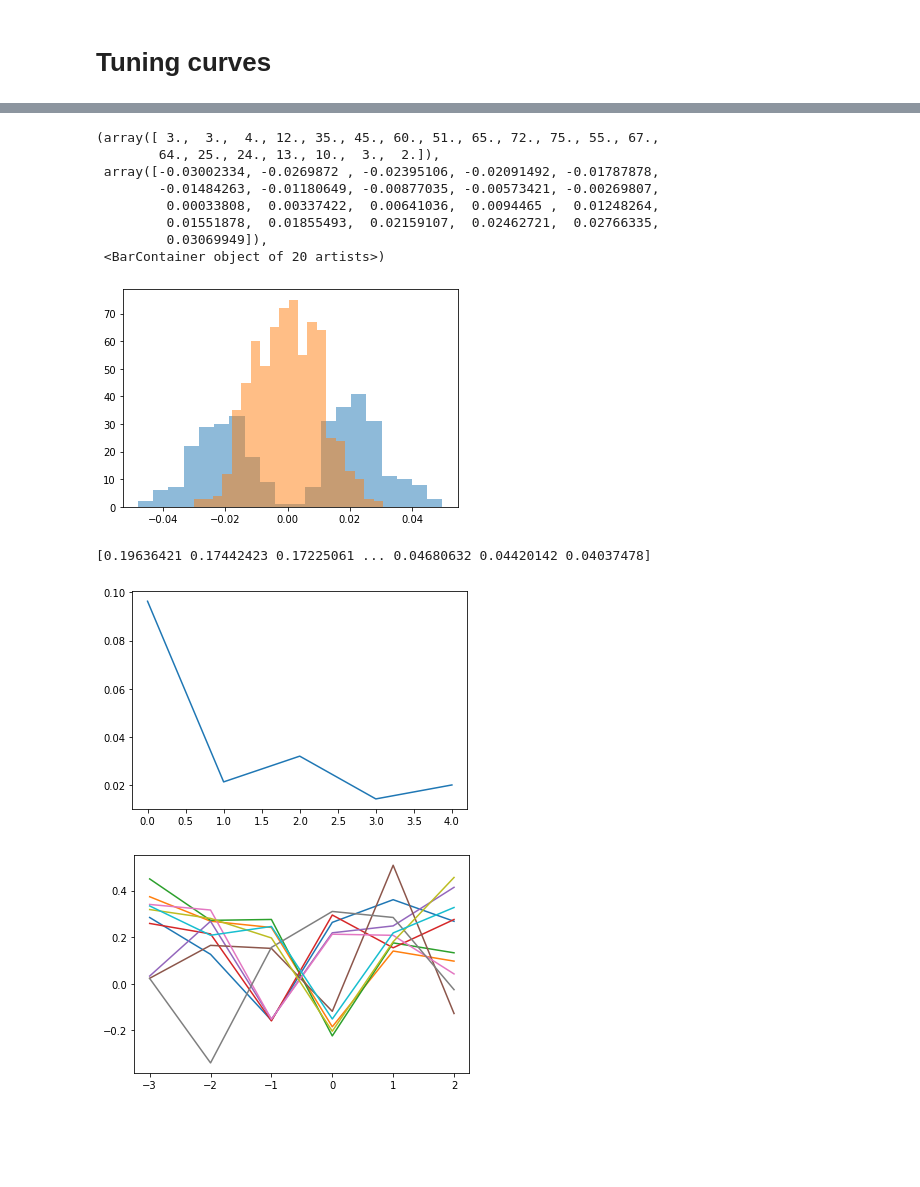
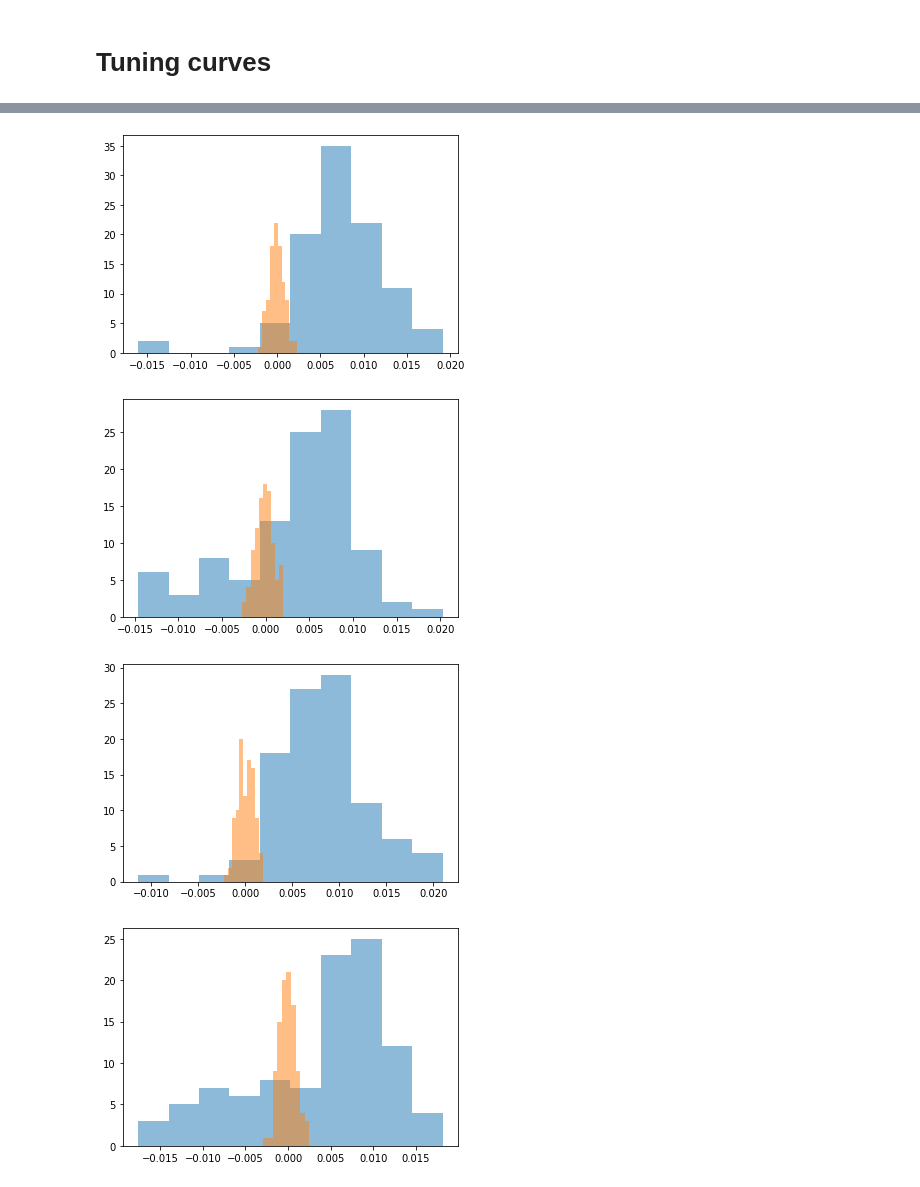
Before and after one commit to mebellet/RNNlocalglobal, a Jupyter notebook: RNN-Generalization.ipynb, the cells around one changed output, grey strips where cells are left out. Saved outputs shown, nothing was run; the diff lists cells and outputs as text; code cells hidden in the pictures; blank space fills up the shorter version.

```diff
--- a/RNN-Generalization.ipynb
+++ b/RNN-Generalization.ipynb
@@ -1351,3 +1338,8 @@ pearsonr(r_av,np.mean(abs(PCs[:,0,:]),0))
 # %%
-plt.plot(np.mean(abs(r),0),np.mean(abs(PCs[:,0,:]),0),'k.',alpha=.5)
+which_comp = 0
+fig,ax = plt.subplots(1,4,figsize=(10,2))
+for i in range(Nseq):
+    ax[i].plot(np.mean(abs(r),0),np.mean(abs(PCs[i,:,which_comp,:]),0),'k.',alpha=.5)
+    print(pearsonr(r_av,np.mean(abs(PCs[i,:,which_comp,:]),0)))
+plt.tight_layout()
 # %% [output]
@@ -1356,28 +1351,10 @@ plt.plot(np.mean(abs(r),0),np.mean(abs(PCs[:,0,:]),0),'k.',alpha=.5)
 # %%
-plt.hist(np.mean(PCs[:,0,np.mean(abs(r),0)>0.1],0),20,alpha=.5)
-plt.hist(np.mean(PCs[:,0,np.mean(abs(r),0)<0.1],0),20,alpha=.5)
+for i in range(Nseq):
+    plt.hist(np.mean(PCs[i,:,0,np.mean(abs(r),0)>0.15],0),10,alpha=.5)
+    plt.hist(np.mean(PCs[i,:,0,np.mean(abs(r),0)<0.15],0),10,alpha=.5)
+    plt.show()
 # %% [output]
-(array([ 3.,  3.,  4., 12., 35., 45., 60., 51., 65., 72., 75., 55., 67.,
-        64., 25., 24., 13., 10.,  3.,  2.]),
- array([-0.03002334, -0.0269872 , -0.02395106, -0.02091492, -0.01787878,
-        -0.01484263, -0.01180649, -0.00877035, -0.00573421, -0.00269807,
-         0.00033808,  0.00337422,  0.00641036,  0.0094465 ,  0.01248264,
-         0.01551878,  0.01855493,  0.02159107,  0.02462721,  0.02766335,
-         0.03069949]),
- <BarContainer object of 20 artists>)
-[figure, old version]
+[figure, new version]
+[figure, added]
+[figure, added]
+[figure, added]
-# %%
-r_av = np.mean(abs(r),0)
-ind = np.flip(np.argsort(r_av))
-print(r_av[ind])
-diff = np.mean(Hidden[1][:,:5,ind[1]] - Hidden[0][:,:5,ind[1]],0)
-plt.plot(np.arange(5),diff)
-#plt.plot(np.arange(5),np.median(Hidden[1][:,:5,ind[1]],0))
-plt.show()
-
-plt.plot(bins,TC[:10,ind[0],:].T)
-plt.show()
-# %% [output]
-[0.19636421 0.17442423 0.17225061 ... 0.04680632 0.04420142 0.04037478]
-[figure, removed]
-[figure, removed]
```
Also changed, not shown: parts of 9 cells of this notebook.
